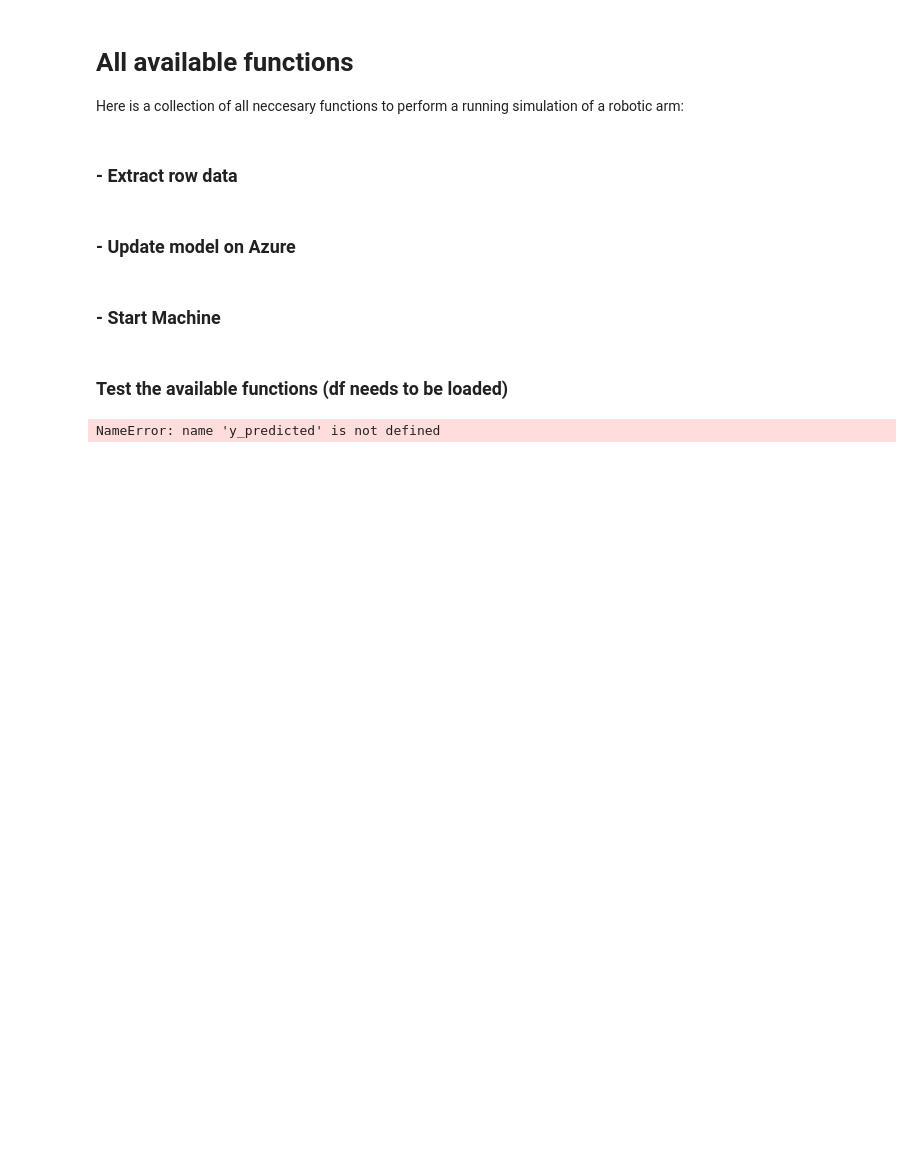
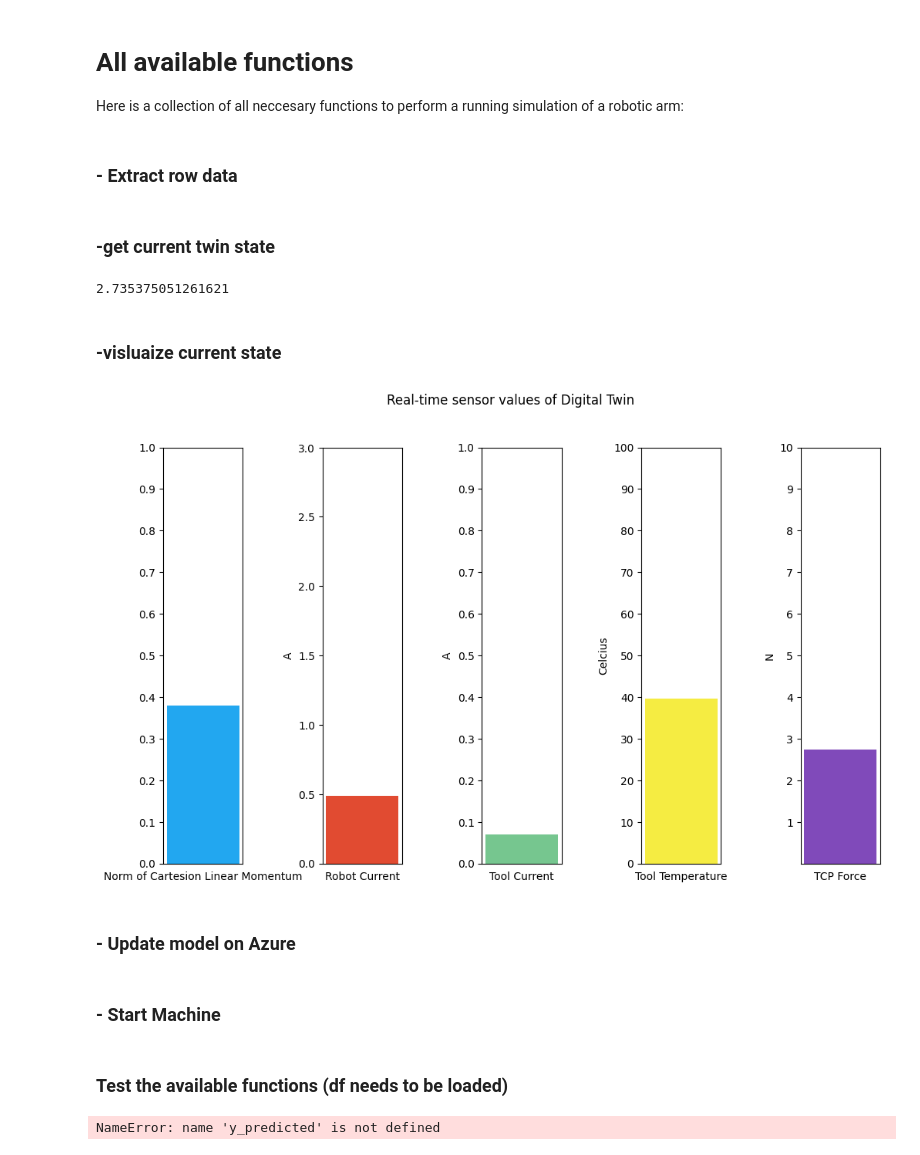
Before and after one commit to mubashar-iqbal/robotic-arm-DT, a Jupyter notebook: Selenium Forest.ipynb, the cells around one changed output. Saved outputs shown, nothing was run; the diff lists cells and outputs as text; code cells hidden in the pictures; blank space fills up the shorter version.

Commit message:
Added plots

```diff
--- a/Selenium Forest.ipynb
+++ b/Selenium Forest.ipynb
@@ -439,6 +454,82 @@ def select_row(df, index):
 
     #Return variables
     return locals()
+# %% [markdown]
+### -get current twin state
+# %%
+def get_twin_state(twin_id, service_client, component):
+    twin = service_client.get_digital_twin(twin_id)
+    twin_state_value = twin[component]
+    return twin_state_value
+
+get_twin_state('RoboArm', service_client, 'TCP_Force')
+# %% [output]
+2.735375051261621
+# %% [markdown]
+### -visluaize current state
+# %%
+# Digital Twin Visualization
+import matplotlib.pyplot as plt
+from IPython.display import clear_output
+
+def plot_twin_state():
+    norm_of_cartesion_linear_momentum = get_twin_state('RoboArm', service_client, 'Norm_of_Cartesion_Linear_Momentum')
+    robot_current = get_twin_state('RoboArm', service_client, 'Robot_Current')
+    tool_current = get_twin_state('RoboArm', service_client, 'Tool_Current')
+    tool_temperature = get_twin_state('RoboArm', service_client, 'Tool_Temperature')
+    tcp_force = get_twin_state('RoboArm', service_client, 'TCP_Force')
+
+    # Create subplots
+    plt.rcParams["figure.figsize"] = (12,7)
+    figure, axis = plt.subplots(1, 5)
+    plt.subplots_adjust(wspace=1)
+    plt.suptitle("Real-time sensor values of Digital Twin")
+
+    # Norm_of_Cartesion_Linear_Momentum
+    axis[0].bar(x=0, height=norm_of_cartesion_linear_momentum, width=1, align='center', alpha=1, color="#22a7f0")
+    axis[0].set_xticks([])
+    axis[0].set_xlabel('Norm of Cartesion Linear Momentum')
+    axis[0].set_ylabel('')
+    axis[0].set_yticks([0, 0.1, 0.2, 0.3, 0.4, 0.5, 0.6, 0.7, 0.8, 0.9, 1])
+
+    # Robot_Current
+    axis[1].bar(x=0, height=robot_current, width=1, align='center', alpha=1, color="#e14b31")
+    axis[1].set_xticks([])
+    axis[1].set_xlabel('Robot Current')
+    axis[1].set_ylabel('A')
+    axis[1].set_yticks([0, 0.5, 1, 1.5, 2, 2.5, 3])
+
+    # Tool_Current
+    axis[2].bar(x=0, height=tool_current, width=1, align='center', alpha=1, color="#76c68f")
+    axis[2].set_xticks([])
+    axis[2].set_xlabel('Tool Current')
+    axis[2].set_ylabel('A')
+    axis[2].set_yticks([0, 0.1, 0.2, 0.3, 0.4, 0.5, 0.6, 0.7, 0.8, 0.9, 1])
+
+    # Tool_Temperature
+    axis[3].bar(x=0, height=tool_temperature, width=1, align='center', alpha=1, color="#f5ec42")
+    axis[3].set_xticks([])
+    axis[3].set_xlabel('Tool Temperature')
+    axis[3].set_ylabel('Celcius')
+    axis[3].set_yticks([0, 10, 20, 30, 40, 50, 60, 70, 80, 90, 100])
+
+    # TCP_Force
+    axis[4].bar(x=0, height=tcp_force, width=1, align='center', alpha=1, color="#804aba")
+    axis[4].set_xticks([])
+    axis[4].set_xlabel('TCP Force')
+    axis[4].set_ylabel('N')
+    axis[4].set_yticks([1, 2, 3, 4, 5, 6, 7, 8, 9, 10])
+
+
+
+    # Show all plots
+    plt.show()
+    clear_output(wait=True)
+
+
+plot_twin_state()
+# %% [output]
+[figure, added]
 # %% [markdown]
 ### - Update model on Azure
 # %%
```
Also changed, not shown: parts of 8 cells of this notebook.
